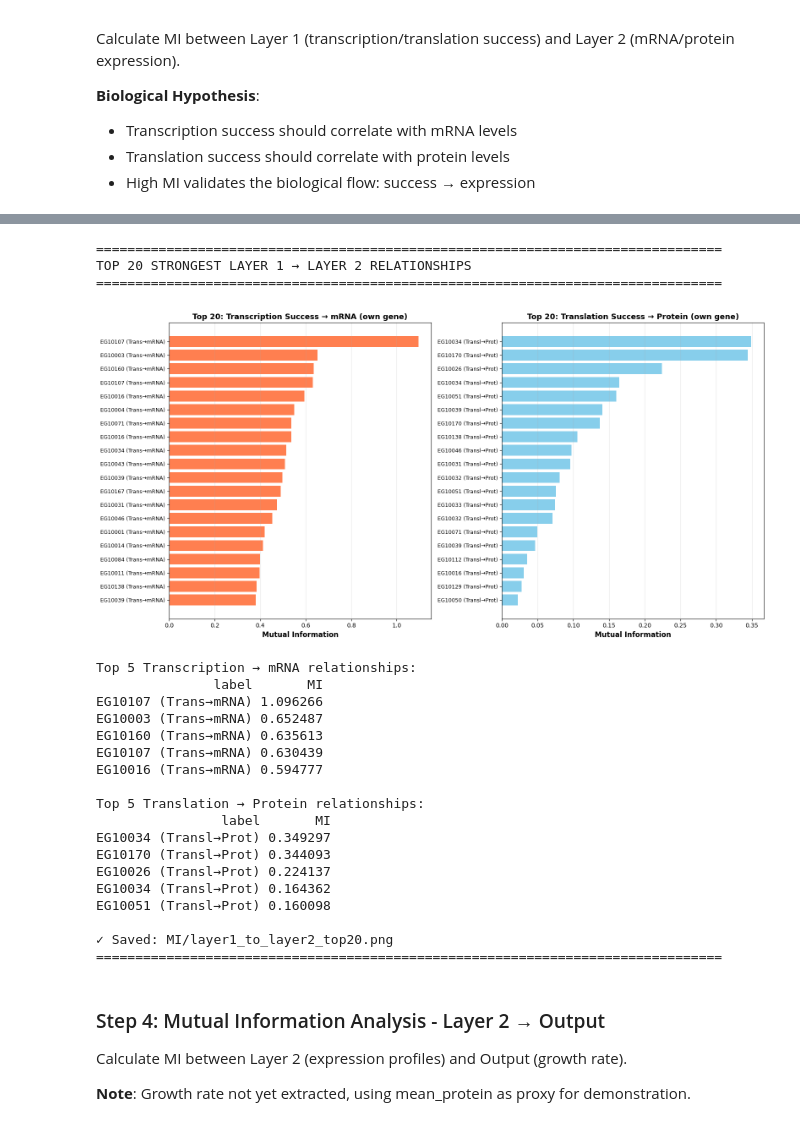
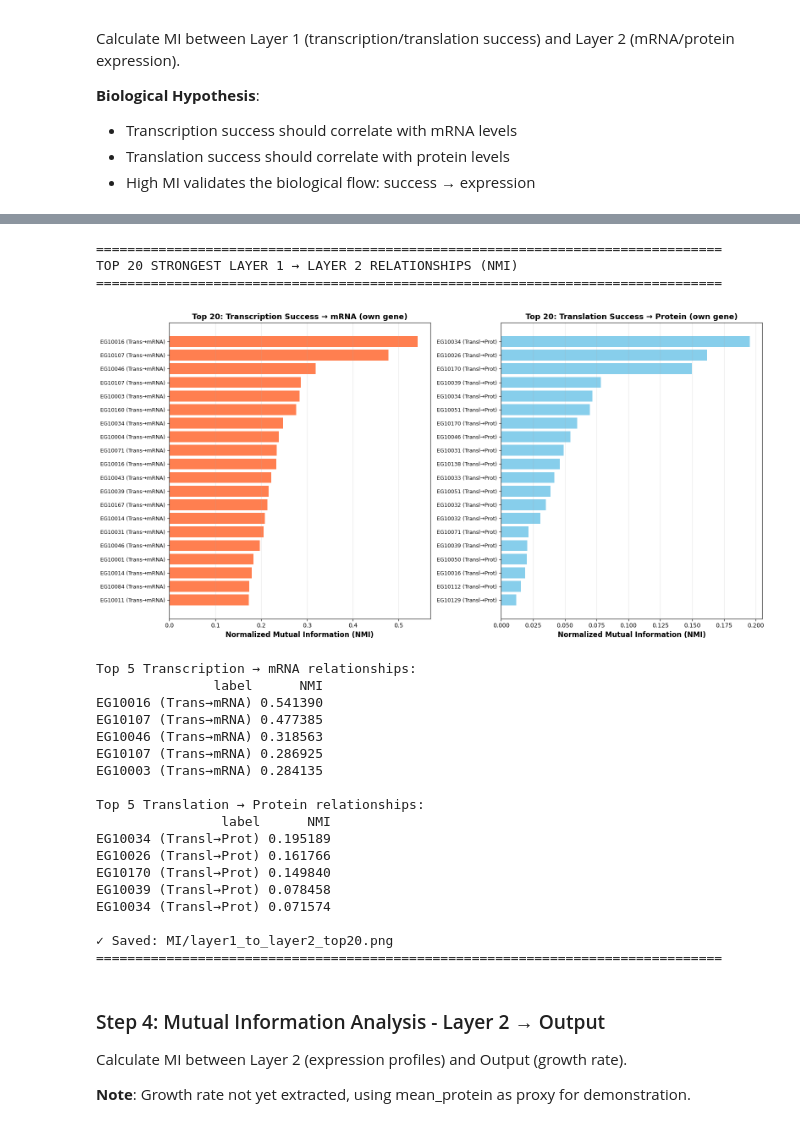
Before and after one commit to katha815/vEcoli-Local, a Jupyter notebook: reading/analysis_prior_to_ML_train.ipynb, the cells around one changed output, grey strips where cells are left out. Cells and saved outputs as stored; diff of their text form; code cells hidden in the pictures.

```diff
--- a/reading/analysis_prior_to_ML_train.ipynb
+++ b/reading/analysis_prior_to_ML_train.ipynb
@@ -3049,30 +3370,31 @@ Focus: Does each gene's success predict its OWN expression?
 # %%
-# Visualize Top 20 Layer 1 → Layer 2 relationships (from saved CSV)
+# Visualize Top 20 Layer 1 → Layer 2 relationships (NMI-first, backward compatible)
 import pandas as pd
 import matplotlib.pyplot as plt
 
-# Load the detailed MI matrix
+# Load the detailed Layer1→Layer2 matrix
 mi_file = '/user/home/il22158/work/vEcoli/reading/results/MI/layer1_to_layer2_detailed.csv'
 try:
     mi_df = pd.read_csv(mi_file, index_col=0)
 
     print('=' * 80)
-    print('TOP 20 STRONGEST LAYER 1 → LAYER 2 RELATIONSHIPS')
+    print('TOP 20 STRONGEST LAYER 1 → LAYER 2 RELATIONSHIPS (NMI)')
     print('=' * 80)
 
+    # This file is expected to be NMI; keep compatibility with old MI naming
+    metric_col = 'NMI'
+
     # Melt the dataframe to get all Layer1→Layer2 pairs
-    mi_melted = mi_df.reset_index().melt(id_vars='index', var_name='Layer2_feature', value_name='MI')
-    mi_melted.columns = ['Layer1_feature', 'Layer2_feature', 'MI']
-    mi_melted = mi_melted.sort_values('MI', ascending=False)
+    mi_melted = mi_df.reset_index().melt(id_vars='index', var_name='Layer2_feature', value_name=metric_col)
+    mi_melted.columns = ['Layer1_feature', 'Layer2_feature', metric_col]
+    mi_melted = mi_melted.sort_values(metric_col, ascending=False)
 
     # Separate by biological relationships
-    # Own-gene transcription → mRNA
     trans_to_mrna = mi_melted[
         mi_melted.apply(lambda x: x['Layer1_feature'].replace('_trans', '') == x['Layer2_feature'].split('_')[0]
                         and '_trans' in x['Layer1_feature'] and '_mrna' in x['Layer2_feature'], axis=1)
     ].copy()
 
-    # Own-gene translation → protein
     transl_to_prot = mi_melted[
         mi_melted.apply(lambda x: x['Layer1_feature'].replace('_transl', '') == x['Layer2_feature'].split('_')[0]
                         and '_transl' in x['Layer1_feature'] and '_prot' in x['Layer2_feature'], axis=1)
@@ -3085,63 +3407,61 @@ try:
     # Visualize top 20 for each biological pathway
     fig, axes = plt.subplots(1, 2, figsize=(16, 8))
 
-    # Plot 1: Top 20 Transcription → mRNA (own gene)
-    top20_trans = trans_to_mrna.nlargest(20, 'MI')
-    axes[0].barh(range(len(top20_trans)), top20_trans['MI'].values, color='coral')
+    top20_trans = trans_to_mrna.nlargest(20, metric_col)
+    axes[0].barh(range(len(top20_trans)), top20_trans[metric_col].values, color='coral')
     axes[0].set_yticks(range(len(top20_trans)))
     axes[0].set_yticklabels(top20_trans['label'], fontsize=9)
-    axes[0].set_xlabel('Mutual Information', fontsize=12, fontweight='bold')
+    axes[0].set_xlabel('Normalized Mutual Information (NMI)', fontsize=12, fontweight='bold')
     axes[0].set_title('Top 20: Transcription Success → mRNA (own gene)', fontsize=13, fontweight='bold')
     axes[0].grid(axis='x', alpha=0.3)
     axes[0].invert_yaxis()
 
-    # Plot 2: Top 20 Translation → Protein (own gene)
-    top20_transl = transl_to_prot.nlargest(20, 'MI')
-    axes[1].barh(range(len(top20_transl)), top20_transl['MI'].values, color='skyblue')
+    top20_transl = transl_to_prot.nlargest(20, metric_col)
+    axes[1].barh(range(len(top20_transl)), top20_transl[metric_col].values, color='skyblue')
     axes[1].set_yticks(range(len(top20_transl)))
     axes[1].set_yticklabels(top20_transl['label'], fontsize=9)
-    axes[1].set_xlabel('Mutual Information', fontsize=12, fontweight='bold')
+    axes[1].set_xlabel('Normalized Mutual Information (NMI)', fontsize=12, fontweight='bold')
     axes[1].set_title('Top 20: Translation Success → Protein (own gene)', fontsize=13, fontweight='bold')
     axes[1].grid(axis='x', alpha=0.3)
     axes[1].invert_yaxis()
 
     plt.tight_layout()
     plt.savefig('/user/home/il22158/work/vEcoli/reading/results/MI/layer1_to_layer2_top20.png',
                 dpi=150, bbox_inches='tight')
     plt.show()
 
     print(f'\nTop 5 Transcription → mRNA relationships:')
-    print(top20_trans.head(5)[['label', 'MI']].to_string(index=False))
+    print(top20_trans.head(5)[['label', metric_col]].to_string(index=False))
 
     print(f'\nTop 5 Translation → Protein relationships:')
-    print(top20_transl.head(5)[['label', 'MI']].to_string(index=False))
+    print(top20_transl.head(5)[['label', metric_col]].to_string(index=False))
 
     print('\n✓ Saved: MI/layer1_to_layer2_top20.png')
     print('=' * 80)
 
 except FileNotFoundError:
     print('⚠ ERROR: MI file not found. Please run the Layer 1 → Layer 2 analysis cell first.')
     print('=' * 80)
 # %% [output]
 ================================================================================
-TOP 20 STRONGEST LAYER 1 → LAYER 2 RELATIONSHIPS
+TOP 20 STRONGEST LAYER 1 → LAYER 2 RELATIONSHIPS (NMI)
 ================================================================================
-[figure, old version]
+[figure, new version]
 Top 5 Transcription → mRNA relationships:
-               label       MI
-EG10107 (Trans→mRNA) 1.096266
-EG10003 (Trans→mRNA) 0.652487
-EG10160 (Trans→mRNA) 0.635613
-EG10107 (Trans→mRNA) 0.630439
-EG10016 (Trans→mRNA) 0.594777
+               label      NMI
+EG10016 (Trans→mRNA) 0.541390
+EG10107 (Trans→mRNA) 0.477385
+EG10046 (Trans→mRNA) 0.318563
+EG10107 (Trans→mRNA) 0.286925
+EG10003 (Trans→mRNA) 0.284135
 
 Top 5 Translation → Protein relationships:
-                label       MI
-EG10034 (Transl→Prot) 0.349297
-EG10170 (Transl→Prot) 0.344093
-EG10026 (Transl→Prot) 0.224137
-EG10034 (Transl→Prot) 0.164362
-EG10051 (Transl→Prot) 0.160098
+                label      NMI
+EG10034 (Transl→Prot) 0.195189
+EG10026 (Transl→Prot) 0.161766
+EG10170 (Transl→Prot) 0.149840
+EG10039 (Transl→Prot) 0.078458
+EG10034 (Transl→Prot) 0.071574
 
 ✓ Saved: MI/layer1_to_layer2_top20.png
 ================================================================================
```
Also changed, not shown: parts of 14 cells of this notebook, 38 other files.
